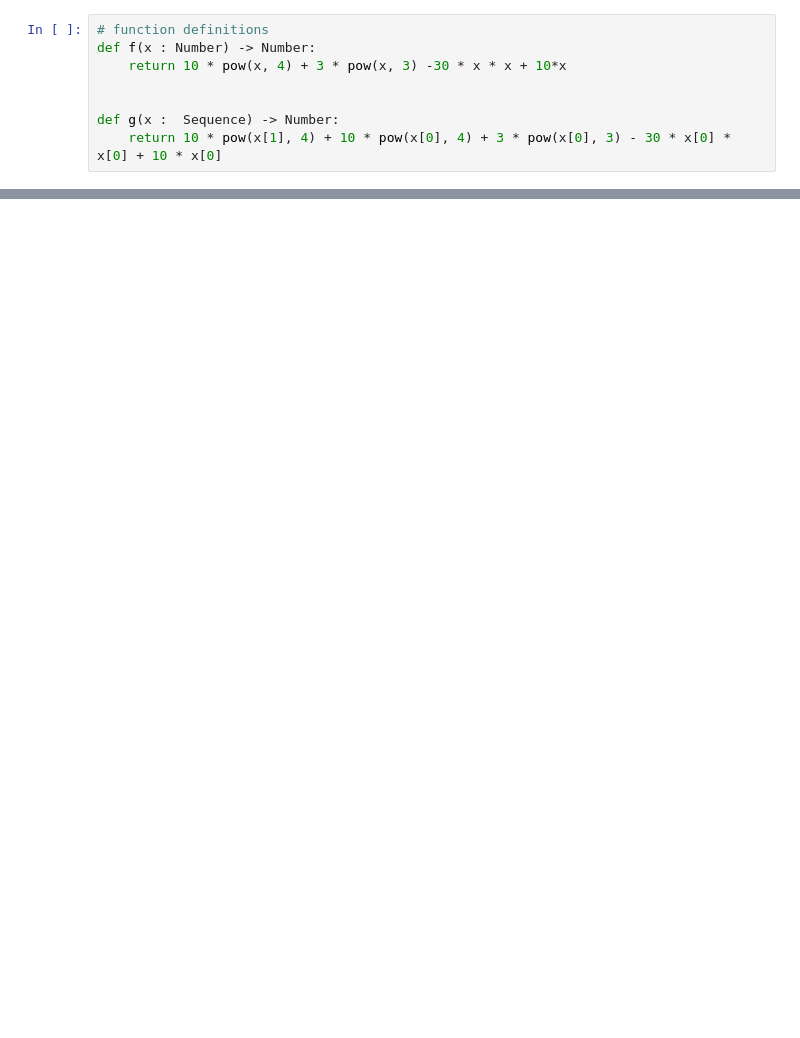
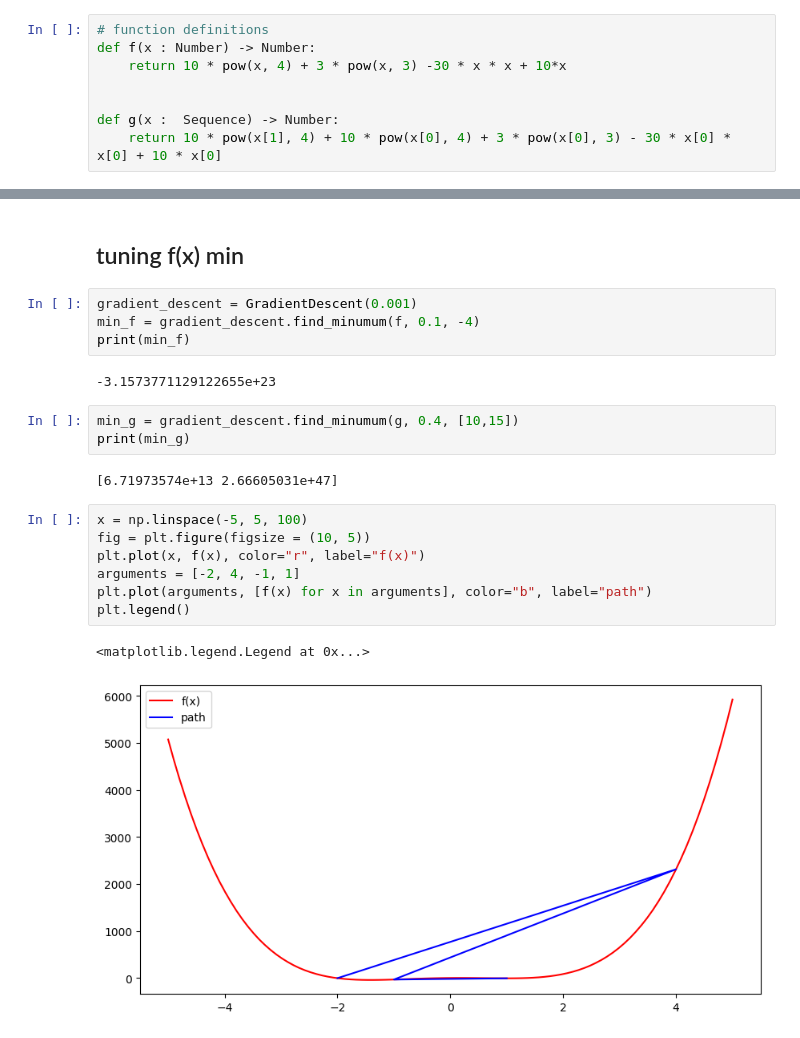
Before and after one commit to wz7475/gradient-descent, a Jupyter notebook: lab1.ipynb, the cells around one changed output, grey strips where cells are left out. Drawn from its saved outputs; the diff is of its cells as text; blank space fills up the shorter version.

Commit message:
gradient descent class

```diff
--- a/lab1.ipynb
+++ b/lab1.ipynb
@@ -45,0 +105,23 @@ plt.show()
+# %% [markdown]
+## tuning f(x) min
+# %%
+gradient_descent = GradientDescent(0.001)
+min_f = gradient_descent.find_minumum(f, 0.1, -4)
+print(min_f)
+# %% [output]
+-3.1573771129122655e+23
+# %%
+min_g = gradient_descent.find_minumum(g, 0.4, [10,15])
+print(min_g)
+# %% [output]
+[6.71973574e+13 2.66605031e+47]
+# %%
+x = np.linspace(-5, 5, 100)
+fig = plt.figure(figsize = (10, 5))
+plt.plot(x, f(x), color="r", label="f(x)")
+arguments = [-2, 4, -1, 1]
+plt.plot(arguments, [f(x) for x in arguments], color="b", label="path")
+plt.legend()
+# %% [output]
+<matplotlib.legend.Legend at 0x...>
+[figure, added]
```
Also changed, not shown: parts of 8 cells of this notebook.
